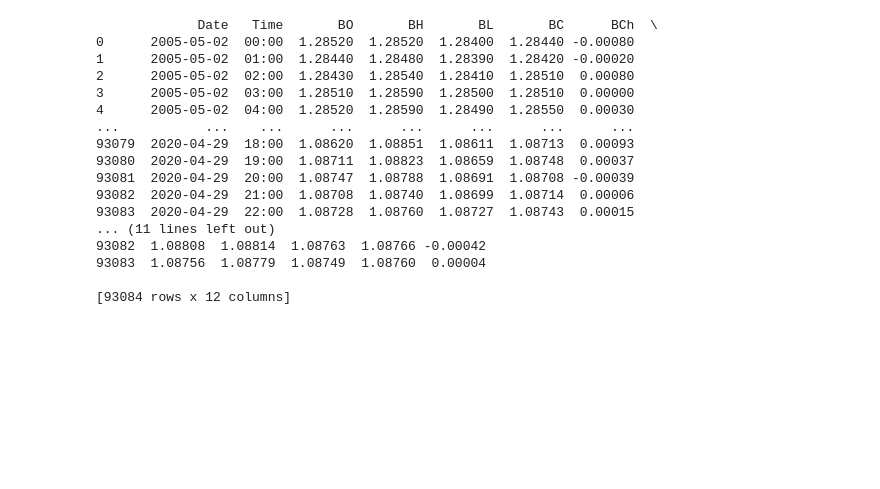
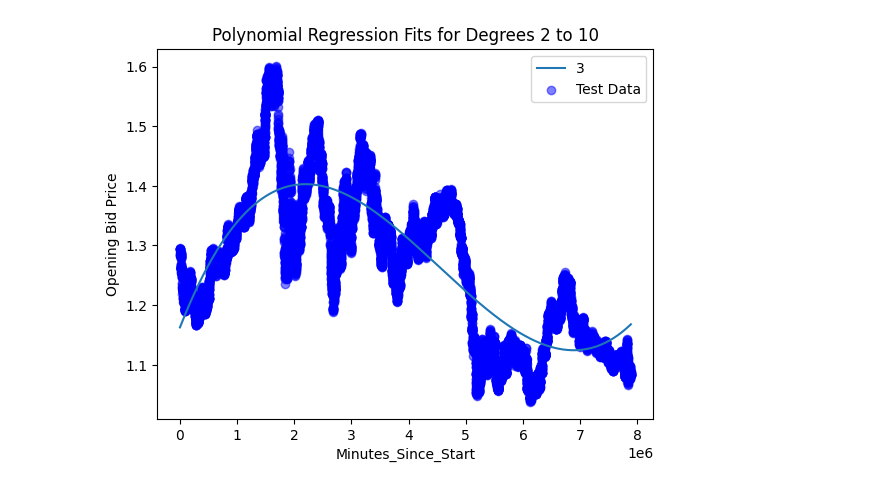
Before and after one commit to fidelismee/ML, a Jupyter notebook: Forex/EURUSD/eurusd_hour.csv/polinomial.ipynb, the cells around one changed output. Drawn from its saved outputs; the diff is of its cells as text; code cells hidden in the pictures; blank space fills up the shorter version.

```diff
--- a/Forex/EURUSD/eurusd_hour.csv/polinomial.ipynb
+++ b/Forex/EURUSD/eurusd_hour.csv/polinomial.ipynb
@@ -1,44 +1,78 @@
 # %%
 import pandas as pd
 import numpy as np
 import matplotlib.pyplot as plt
 from sklearn.preprocessing import PolynomialFeatures
 from sklearn.linear_model import LinearRegression
 from sklearn.metrics import mean_squared_error, r2_score
 from sklearn.model_selection import train_test_split
 
+# Load the data
 df = pd.read_csv('eurusd_hour.csv')
-df.head()
 
-print(df)
-
+# Rename columns to more descriptive names
 df.rename(columns={
     'BO': 'Opening bid price',
     'BH': 'Highest bid price',
     'BL': 'Lowest bid price',
     'BC': 'Closing bid price',
     'BCh': 'Change between bid open and close price',
     'AO': 'Opening ask price',
     'AH': 'Highest ask price',
     'AL': 'Lowest ask price',
     'AC': 'Closing ask price',
     'ACh': 'Change between ask open and close price'
 }, inplace=True)
+
+# Combine Date and Time into a single datetime column
+df['Datetime'] = pd.to_datetime(df['Date'] + ' ' + df['Time'])
+
+# Convert the datetime column to a numeric format (e.g., timestamp)
+df['Timestamp'] = df['Datetime'].astype('int64') // 10**9  # Convert to seconds since epoch
+
+# Alternatively, you could calculate the minutes since the start of the data
+df['Minutes_Since_Start'] = (df['Datetime'] - df['Datetime'].min()).dt.total_seconds() / 60
+
+# Drop the original Date and Time columns
+df = df.drop(columns=['Date', 'Time', 'Datetime'])
+
+# Feature selection
+x1 = df[['Minutes_Since_Start']]
+y1 = df[['Opening bid price']]
+
+# Split the data into training and testing sets (80% train, 20% test)
+x_train, x_test, y_train, y_test = train_test_split(x1, y1, test_size=0.2, random_state=42)
+
+# Create a plot with multiple polynomial degrees
+
+    # Create polynomial features
+poly = PolynomialFeatures(degree=3)
+x_train_poly = poly.fit_transform(x_train)
+x_test_poly = poly.transform(x_test)
+
+    # Fit the model
+model = LinearRegression()
+model.fit(x_train_poly, y_train)
+
+    # Predict using the model on the test data
+y_test_pred = model.predict(x_test_poly)
+
+    # Sort the test values for better visualization
+sort_axis = np.argsort(x_test['Minutes_Since_Start'].values)
+x_test_sorted = x_test['Minutes_Since_Start'].values[sort_axis]
+y_test_pred_sorted = y_test_pred[sort_axis]
+
+    # Plot the polynomial fit
+plt.plot(x_test_sorted, y_test_pred_sorted, label= 3)
+
+# Plot the actual test data
+plt.scatter(x_test, y_test, color='blue', label='Test Data', alpha=0.5)
+
+# Plot settings
+plt.xlabel('Minutes_Since_Start')
+plt.ylabel('Opening Bid Price')
+plt.title('Polynomial Regression Fits for Degrees 2 to 10')
+plt.legend()
+plt.show()
 # %% [output]
-             Date   Time       BO       BH       BL       BC      BCh  \
-0      2005-05-02  00:00  1.28520  1.28520  1.28400  1.28440 -0.00080
-1      2005-05-02  01:00  1.28440  1.28480  1.28390  1.28420 -0.00020
-2      2005-05-02  02:00  1.28430  1.28540  1.28410  1.28510  0.00080
-3      2005-05-02  03:00  1.28510  1.28590  1.28500  1.28510  0.00000
-4      2005-05-02  04:00  1.28520  1.28590  1.28490  1.28550  0.00030
-...           ...    ...      ...      ...      ...      ...      ...
-93079  2020-04-29  18:00  1.08620  1.08851  1.08611  1.08713  0.00093
-93080  2020-04-29  19:00  1.08711  1.08823  1.08659  1.08748  0.00037
-93081  2020-04-29  20:00  1.08747  1.08788  1.08691  1.08708 -0.00039
-93082  2020-04-29  21:00  1.08708  1.08740  1.08699  1.08714  0.00006
-93083  2020-04-29  22:00  1.08728  1.08760  1.08727  1.08743  0.00015
-... (11 lines left out)
-93082  1.08808  1.08814  1.08763  1.08766 -0.00042
-93083  1.08756  1.08779  1.08749  1.08760  0.00004
-
-[93084 rows x 12 columns]
+[figure, added]
```
Also changed, not shown: parts of 6 cells of this notebook, 1 other file.
